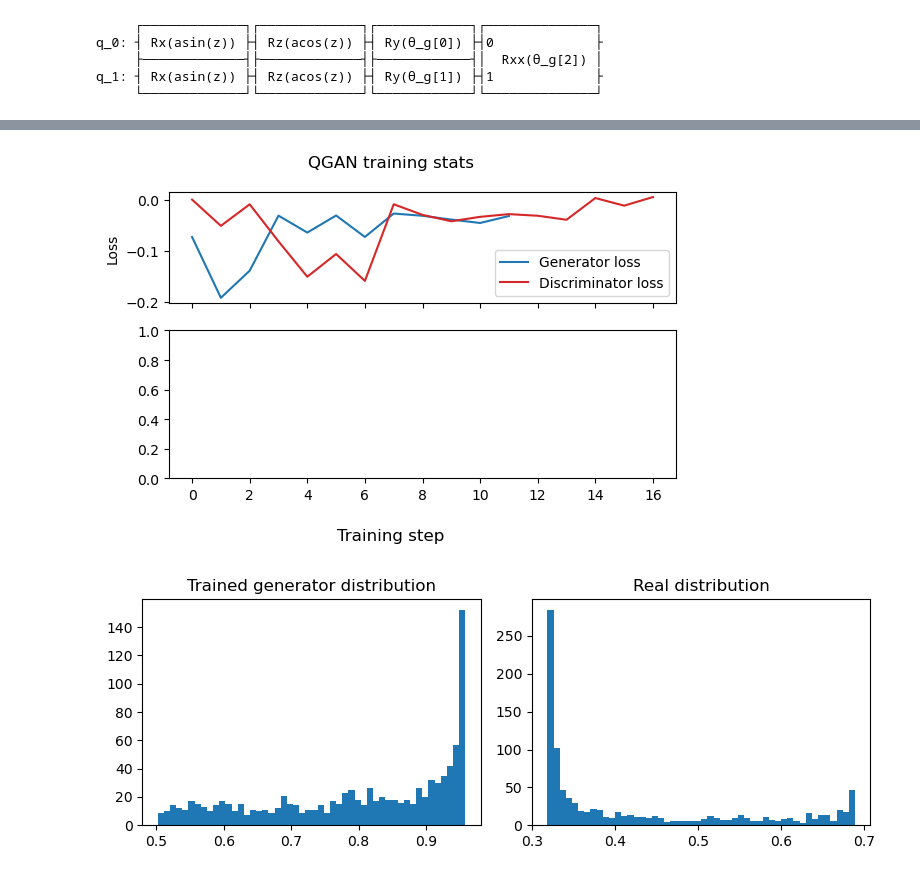
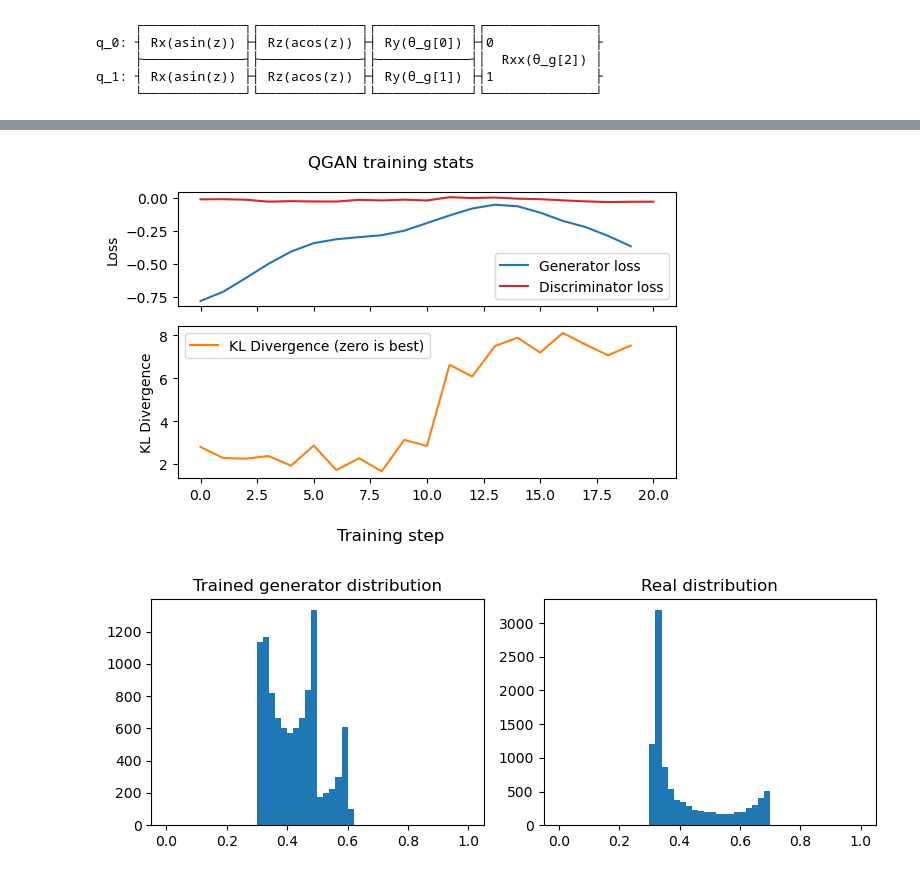
Before and after one commit to FoolyAndCooly/QGAN, a Jupyter notebook: QGAN.ipynb, the cells around one changed output, grey strips where cells are left out. Cells and saved outputs as stored; diff of their text form; code cells hidden in the pictures.

```diff
--- a/QGAN.ipynb
+++ b/QGAN.ipynb
@@ -263,11 +281,11 @@ discriminator_optimizer = tf.keras.optimizers.Adam(learning_rate=0.02)
 best_gen_params = tf.Variable(init_gen_params)
 gloss = []
 dloss = []
-# kl_div = []
+kl_div = []
 # %%
-TABLE_HEADERS = "Epoch | Generator cost | Discriminator cost |"
+TABLE_HEADERS = "Epoch | Generator cost | Discriminator cost | KL Div. |"
 print(TABLE_HEADERS)
-Ns = 1000
+Ns = 200
 for epoch in range(100):
     #--- Quantum discriminator parameter updates ---#
     D_STEPS = 5 # N discriminator updates per generator update
@@ -289,8 +307,10 @@ for epoch in range(100):
             grad_dcost += tf.convert_to_tensor([(d_fake[i] - d_real[i])/Ns for i in range(N_DPARAMS)], dtype=tf.float64)
         discriminator_optimizer.apply_gradients(zip([grad_dcost],
                                                 [disc_params]))
+        disc_cost = discriminator_cost(disc_params)
+
         if disc_train_step % D_STEPS == 0:
-            dloss.append(discriminator_cost(disc_params))
+            dloss.append(disc_cost)
 
     #--- Quantum generator parameter updates ---#
     for gen_train_step in range(1):
@@ -310,26 +330,21 @@ for epoch in range(100):
             grads += tf.convert_to_tensor(grad, dtype=tf.float64)
         # Update gen params with gradient
         generator_optimizer.apply_gradients(zip([grads], [gen_params]))
-        gloss.append(generator_cost(gen_params))
+        gen_cost = generator_cost(gen_params)
+        gloss.append(gen_cost)
 
     #--- Track KL and save best performing generator weights ---#
     # Create test circuit with updated gen parameters
-#     gen_checkpoint_circuit = generator.bind_parameters(gen_params.numpy())
-#     # Retrieve probability distribution of current generator
-#     gen_prob_dict = Statevector(gen_checkpoint_circuit
-#                                ).probabilities_dict()
-#     # Constant real probability distribution
-#     real_prob_dict = Statevector(real_circuit).probabilities_dict()
-#     current_kl = calculate_kl_div(gen_prob_dict, real_prob_dict)
-#     kl_div.append(current_kl)
-#     if np.min(kl_div) == current_kl:
-#         # New best
-#         # serialize & deserialize to simply ensure zero links
-#         best_gen_params = pickle.loads(pickle.dumps(gen_params))
+    current_kl = calculate_kl_div(gen_params)
+    kl_div.append(current_kl)
+    if np.min(kl_div) == current_kl:
+        # New best
+        # serialize & deserialize to simply ensure zero links
+        best_gen_params = pickle.loads(pickle.dumps(gen_params))
     if epoch % 1 == 0:
-        # print table every 10 epochs
+        # print table every epochs
         for header, val in zip(TABLE_HEADERS.split('|'),
-                              (epoch, gloss[-1], dloss[-1])):
+                              (epoch, gloss[-1], dloss[-1], kl_div[-1])):
             print(f"{val:.3g} ".rjust(len(header)), end="|")
         print()
 # %% [output]
@@ -346,32 +377,31 @@ loss.plot(range(len(dloss)), dloss, label="Discriminator loss",
           color="C3")
 loss.legend()
 loss.set(ylabel='Loss')
-# kl.plot(range(len(kl_div)), kl_div, label="KL Divergence (zero is best)",
-#         color="C1")
-# kl.set(ylabel='KL Divergence')
-# kl.legend()
+kl.plot(range(len(kl_div)), kl_div, label="KL Divergence (zero is best)",
+        color="C1")
+kl.set(ylabel='KL Divergence')
+kl.legend()
 fig.tight_layout();
 # %% [output]
-[figure, old version]
+[figure, new version]
 # %%
 # fake distribution
-num = 1000
 fake_x = []
-for i in range(num):
+for i in range(NUM):
     z = sample_z()
     curr_gen_params = np.append(z,
-                            gen_params.numpy())
+                            best_gen_params.numpy())
     gen_probs = Statevector(generator
                             .assign_parameters(curr_gen_params)
                             ).probabilities()
     x_fake = np.sum(gen_probs[0b10:])
     fake_x.append(x_fake)
 
 fig, (ax1, ax2) = plt.subplots(1, 2, figsize=(8,3))
-ax1.hist(fake_x, bins=50)
+ax1.hist(fake_x, bins=np.arange(0, 1+0.02, 0.02))
 ax1.set_title("Trained generator distribution")
-ax2.hist(real_x, bins=50)
+ax2.hist(real_x, bins=np.arange(0, 1+0.02, 0.02))
 ax2.set_title("Real distribution")
 fig.tight_layout()
 # %% [output]
-[figure, old version]
+[figure, new version]
```
Also changed, not shown: parts of 9 cells of this notebook.
